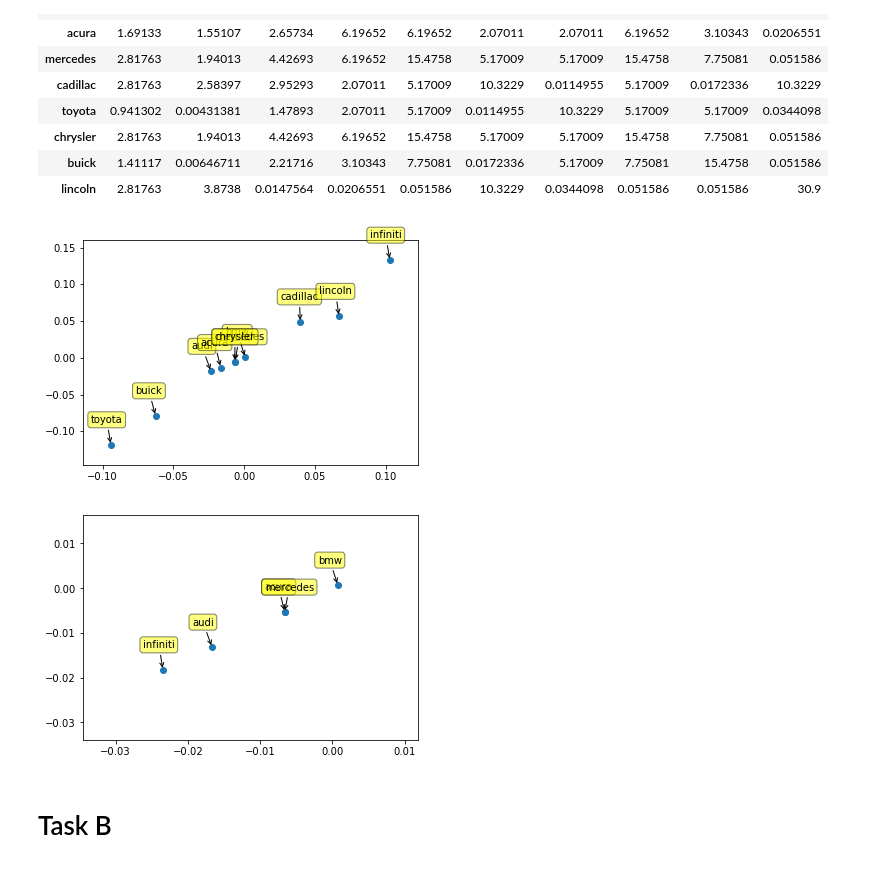
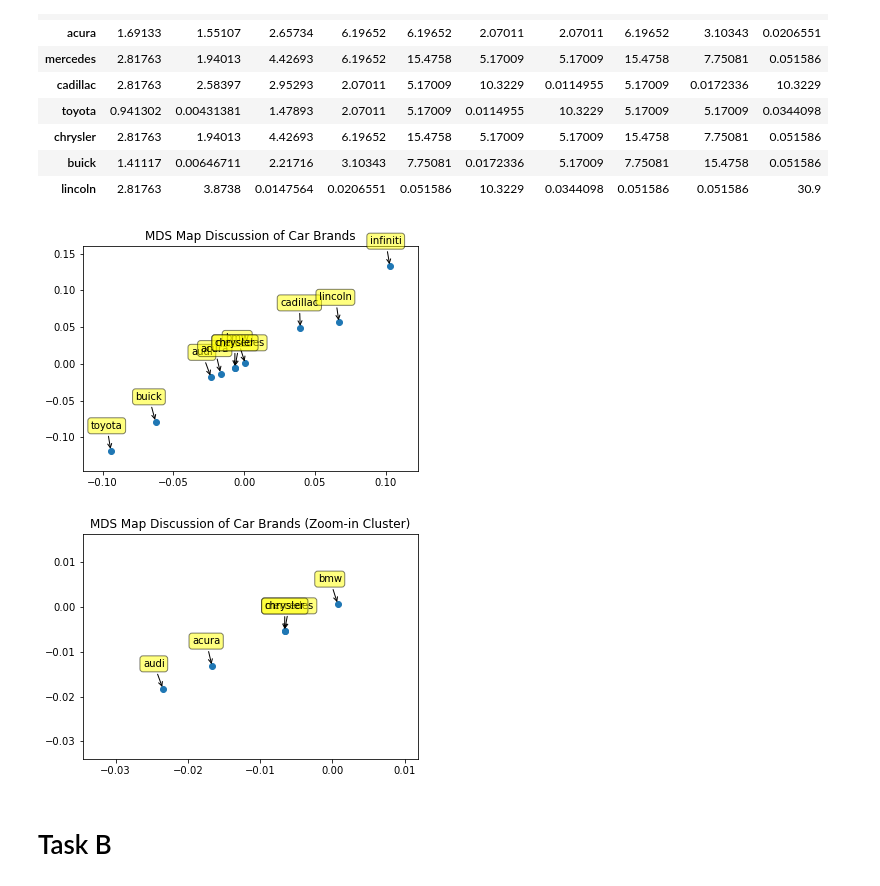
Before and after one commit to p-mckenzie/TextAnalytics, a Jupyter notebook: Assignment_2/Paige analysis.ipynb, the cells around one changed output. Drawn from its saved outputs; the diff is of its cells as text; code cells hidden in the pictures.

Commit message:
Add new plot and Task D

```diff
--- a/Assignment_2/Paige analysis.ipynb
+++ b/Assignment_2/Paige analysis.ipynb
@@ -205,6 +205,7 @@ plt.subplots_adjust(bottom = 0.1)
 plt.scatter(
     coords[:, 0], coords[:, 1], marker = 'o'
     )
+plt.title('MDS Map Discussion of Car Brands')
 for label, x, y in zip(dissimilarity.columns.values, coords[:, 0], coords[:, 1]):
     plt.annotate(
         label,
@@ -215,24 +216,26 @@ for label, x, y in zip(dissimilarity.columns.values, coords[:, 0], coords[:, 1])
 
 plt.show()
 # %% [output]
-[figure, old version]
+[figure, new version]
 # %%
 cluster_interest = coords[(coords[:,0] < 0.03) & (coords[:,0] > -0.03)]
-cluster_interest
+cluster_interest_labels = ['bmw','audi','acura',
+                          'mercedes','chrysler']
 plt.subplots_adjust(bottom = 0.1)
 plt.scatter(
     cluster_interest[:, 0], cluster_interest[:, 1], marker = 'o'
     )
-for label, x, y in zip(dissimilarity.columns.values, cluster_interest[:, 0], cluster_interest[:, 1]):
+plt.title('MDS Map Discussion of Car Brands (Zoom-in Cluster)')
+for label, x, y in zip(cluster_interest_labels, cluster_interest[:, 0], cluster_interest[:, 1]):
     plt.annotate(
         label,
         xy = (x, y), xytext = (-20, 20),
         textcoords = 'offset points', ha = 'left', va = 'bottom',
         bbox = dict(boxstyle = 'round,pad=.3', fc = 'yellow', alpha = 0.5),
         arrowprops = dict(arrowstyle = '->', connectionstyle = 'arc3,rad=0'))
 plt.show()
 # %% [output]
-[figure, old version]
+[figure, new version]
 # %% [markdown]
 # Task B
 # %%
```
Also changed, not shown: parts of 1 cell of this notebook.
